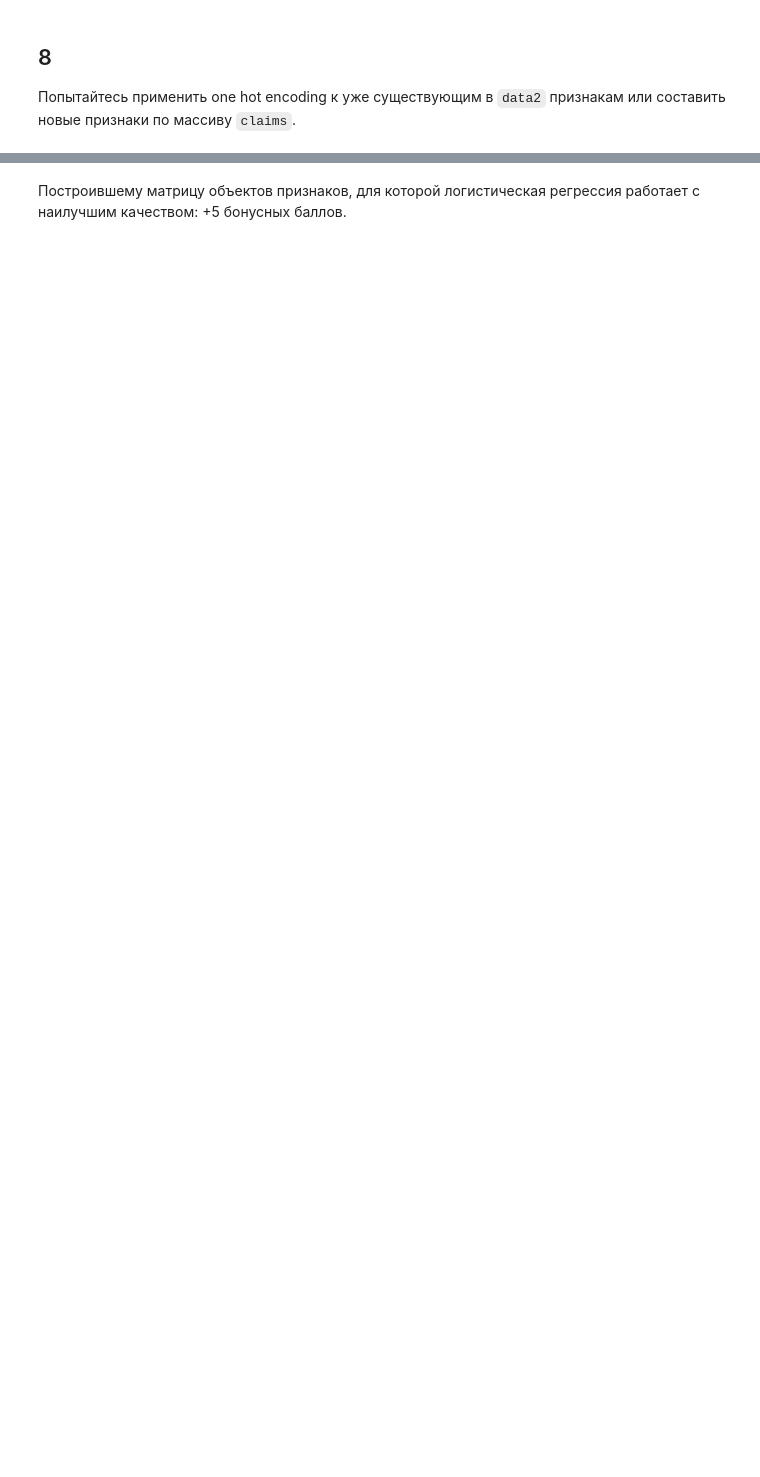
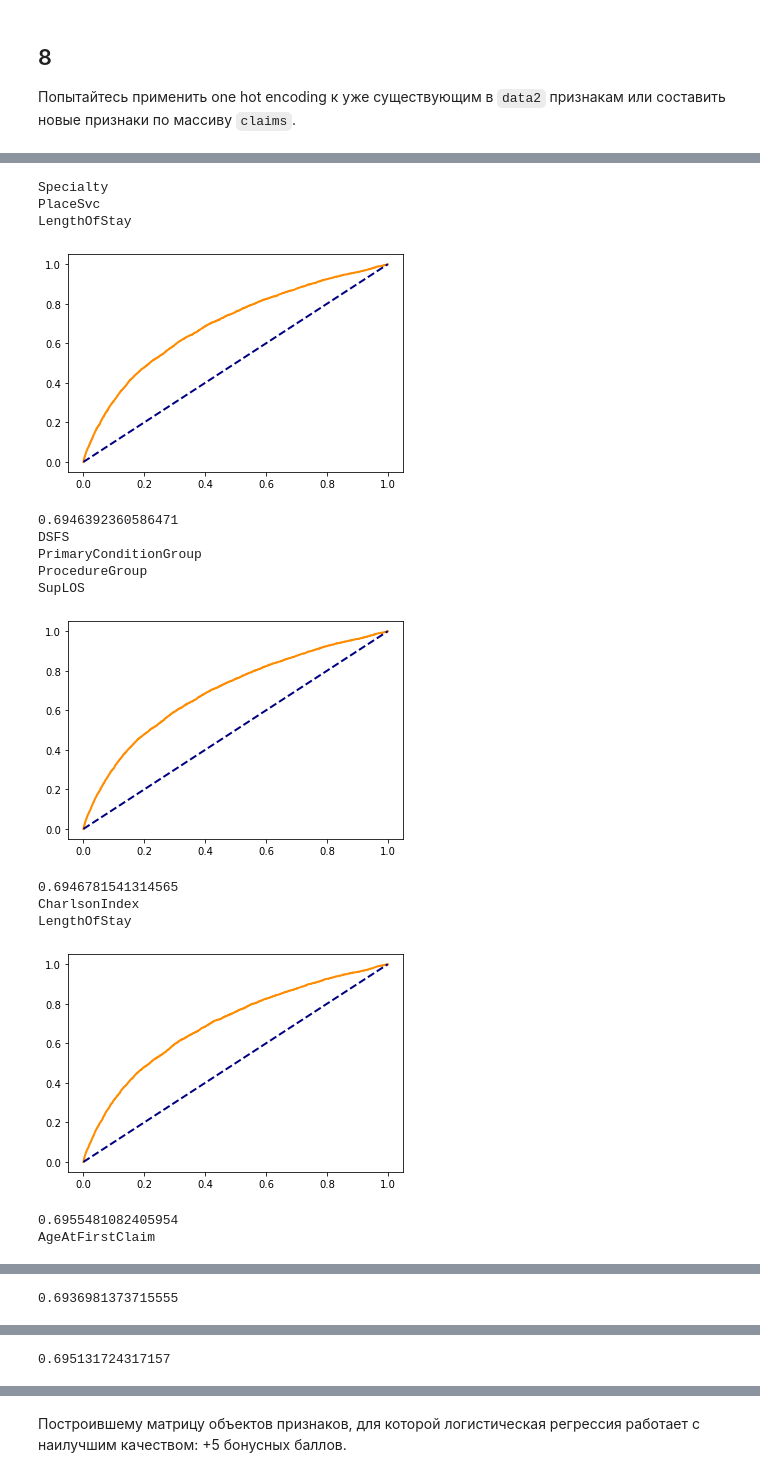
Before and after one commit to SokolovMichail/SFEDU_Master_MachineLearning, a Jupyter notebook: lab05/lab5-logistic-regression-ru.ipynb, the cells around one changed output, grey strips where cells are left out. Saved outputs shown, nothing was run; the diff lists cells and outputs as text; code cells hidden in the pictures; blank space fills up the shorter version.

```diff
--- a/lab05/lab5-logistic-regression-ru.ipynb
+++ b/lab05/lab5-logistic-regression-ru.ipynb
@@ -205,0 +240,35 @@ MemoryError: Unable to allocate 140. MiB for an array with shape (18328362,) and
+# %%
+for i in list_to_walk:
+    print(i.name)
+    if (i.name not in set_added_names):
+        data_test = insert_and_one_hote_encode_column(data,i,i.name)
+        res_new = calcAUC(data_test)
+        if (res_new) > curr_max_res:
+            curr_max_res = res_new
+            set_added_names.add(i.name)
+            data = data_test
+for i in list_to_walk:
+    if i.name in set_added_names:
+        data_test = remove_one_hot_encoded(data,i,i.name)
+        res_new = calcAUC(data_test)
+        if (res_new) > curr_max_res:
+            curr_max_res = res_new
+            set_added_names.remove(i.name)
+            data = data_test
+# %% [output]
+Specialty
+PlaceSvc
+LengthOfStay
+[figure, added]
+0.6946392360586471
+DSFS
+PrimaryConditionGroup
+ProcedureGroup
+SupLOS
+[figure, added]
+0.6946781541314565
+CharlsonIndex
+LengthOfStay
+[figure, added]
+0.6955481082405954
+AgeAtFirstClaim
@@ -205,0 +276 @@ MemoryError: Unable to allocate 140. MiB for an array with shape (18328362,) and
+0.6936981373715555
@@ -205,0 +278 @@ MemoryError: Unable to allocate 140. MiB for an array with shape (18328362,) and
+0.695131724317157
```
Also changed, not shown: parts of 16 cells of this notebook.
